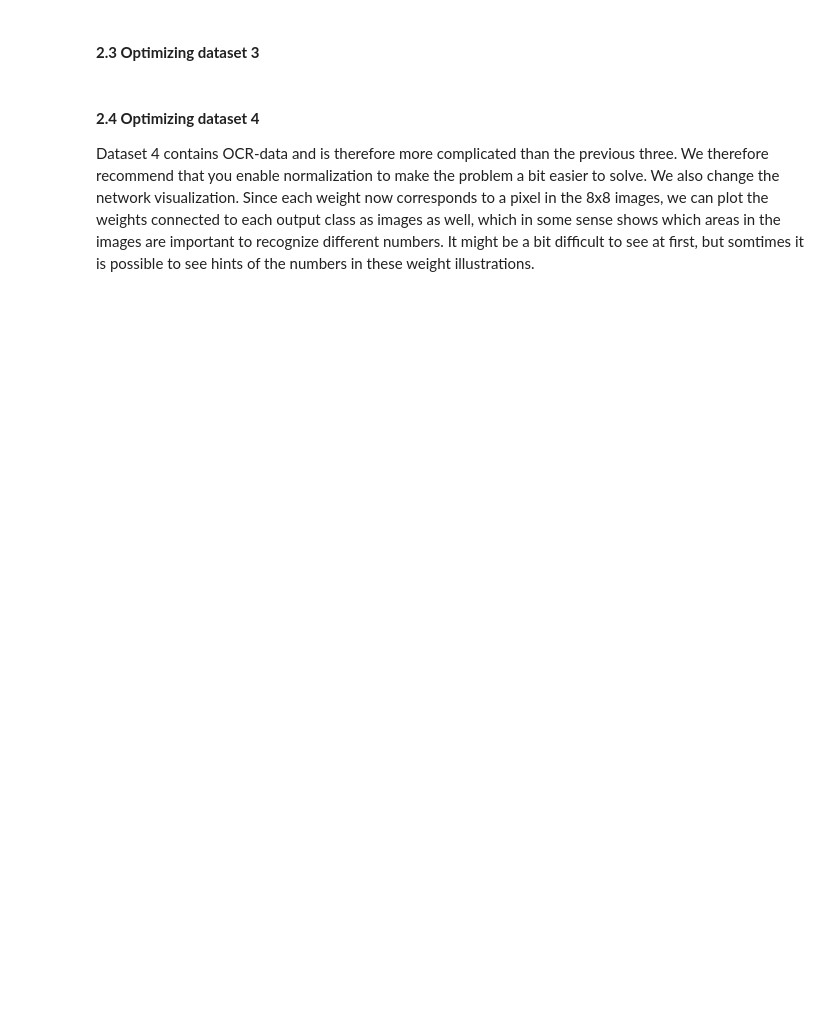
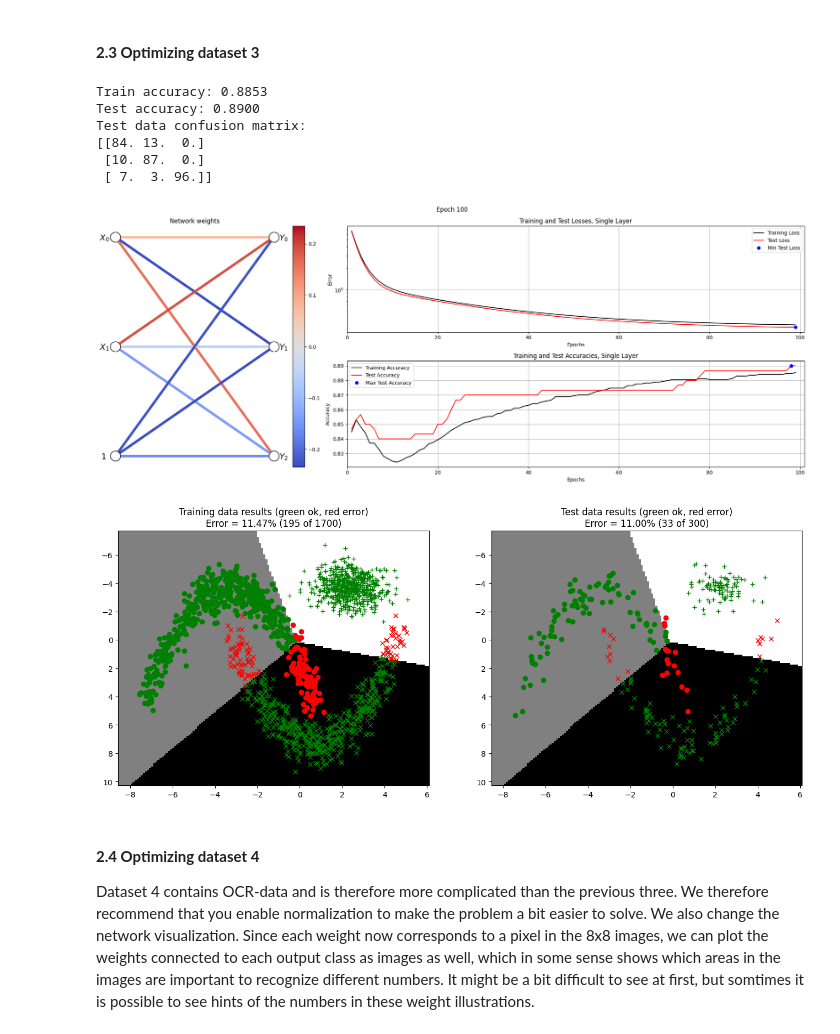
Before and after one commit to marijnkj/-D-NN, a Jupyter notebook: A1_Supervised/main2_SingleLayer.ipynb, the cells around one changed output. Drawn from its saved outputs; the diff is of its cells as text; code cells hidden in the pictures; blank space fills up the shorter version.

```diff
--- a/A1_Supervised/main2_SingleLayer.ipynb
+++ b/A1_Supervised/main2_SingleLayer.ipynb
@@ -452,17 +466,26 @@ trainSingleLayerOnDataset(2, 0.15, W0, B0, params)
 # %%
 # --------------------------------------------
 # === Your code here =========================
 # --------------------------------------------
 nInputs  = 2
 nClasses = 3
 
 W0 = np.random.rand(nInputs, nClasses)
 B0 = np.random.rand(1, nClasses)
 
-params = {"epochs": ???, "learningRate": ???, "normalize": False, "useTanhOutput": False}
+params = {"epochs": 100, "learningRate": 0.01, "normalize": False, "useTanhOutput": False}
 # ============================================
 
 trainSingleLayerOnDataset(3, 0.15, W0, B0, params)
+# %% [output]
+Train accuracy: 0.8853
+Test accuracy: 0.8900
+Test data confusion matrix:
+[[84. 13.  0.]
+ [10. 87.  0.]
+ [ 7.  3. 96.]]
+[figure, added]
+[figure, added]
 # %% [markdown]
 #### **2.4 Optimizing dataset 4**
 
```
Also changed, not shown: parts of 6 cells of this notebook.
